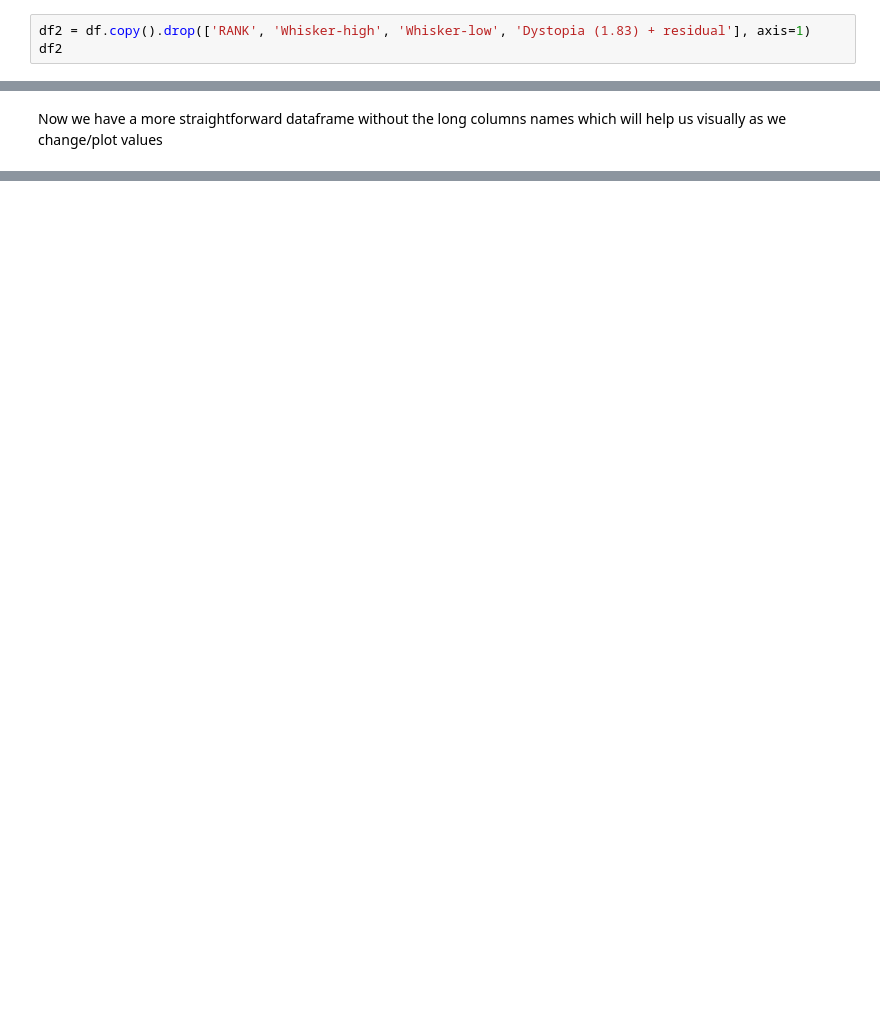
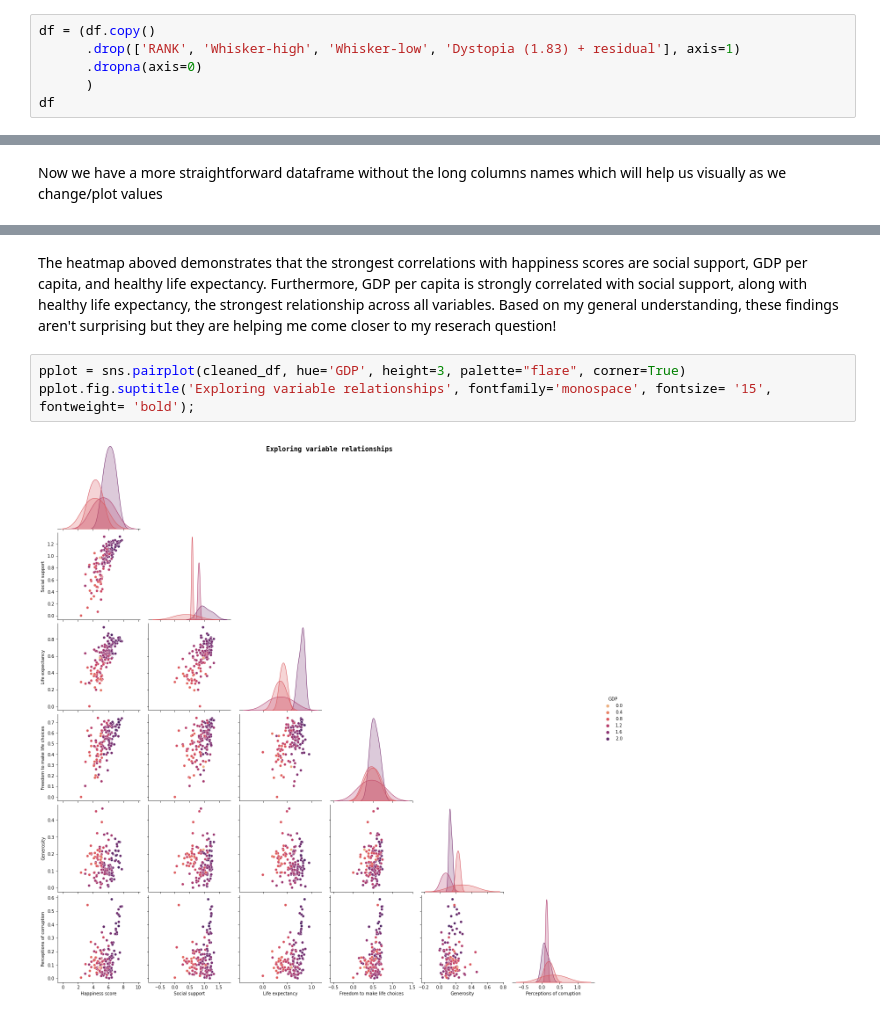
Before and after one commit to lauxpaux/HappinessResearch, a Jupyter notebook: HappinessDataExploration.ipynb, the cells around one changed output, grey strips where cells are left out. Cells and saved outputs as stored; diff of their text form; blank space fills up the shorter version.

```diff
--- a/HappinessDataExploration.ipynb
+++ b/HappinessDataExploration.ipynb
@@ -115,6 +133,9 @@ Let's get rid of redundant columns. For our exploration, we don't need to know t
 # %%
-df2 = df.copy().drop(['RANK', 'Whisker-high', 'Whisker-low', 'Dystopia (1.83) + residual'], axis=1)
-df2
+df = (df.copy()
+      .drop(['RANK', 'Whisker-high', 'Whisker-low', 'Dystopia (1.83) + residual'], axis=1)
+      .dropna(axis=0)
+      )
+df
 # %% [output]
 |  | Country | Happiness score | Explained by: GDP per capita | Explained by: Social support | Explained by: Healthy life expect... | ... |
 | 0 | Finland | 7.821 | 1.892 | 1.258 | 0.775 | ... |
@@ -261,0 +267,7 @@ With other data sets
+# %% [markdown]
+The heatmap aboved demonstrates that the strongest correlations with happiness scores are social support, GDP per capita, and healthy life expectancy. Furthermore, GDP per capita is strongly correlated with social support, along with healthy life expectancy, the strongest relationship across all variables. Based on my general understanding, these findings aren't surprising but they are helping me come closer to my reserach question!
+# %%
+pplot = sns.pairplot(cleaned_df, hue='GDP', height=3, palette="flare", corner=True)
+pplot.fig.suptitle('Exploring variable relationships', fontfamily='monospace', fontsize= '15', fontweight= 'bold');
+# %% [output]
+[figure, added]
```
Also changed, not shown: parts of 69 cells of this notebook.
